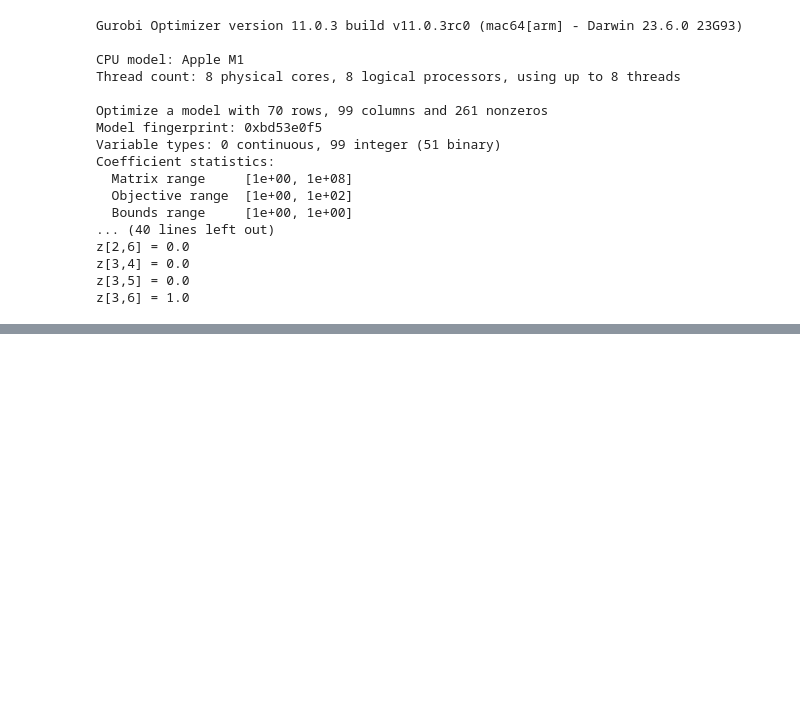
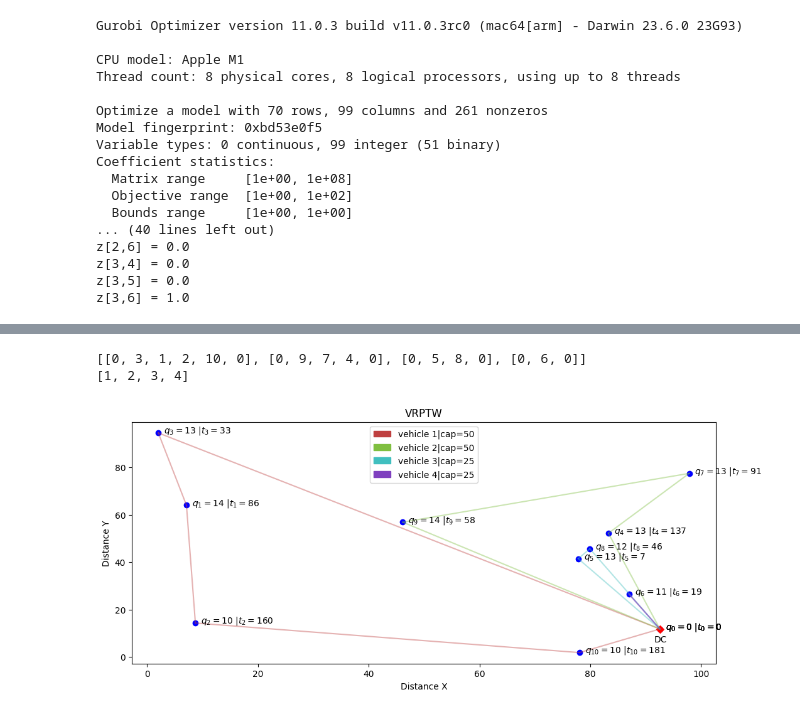
Before and after one commit to Moster2698/Discrete-Optimization, a Jupyter notebook: Project.ipynb, the cells around one changed output, grey strips where cells are left out. Saved outputs shown, nothing was run; the diff lists cells and outputs as text; code cells hidden in the pictures; blank space fills up the shorter version.

```diff
--- a/Project.ipynb
+++ b/Project.ipynb
@@ -518,0 +575,4 @@ z[3,6] = 1.0
+# %%
+# Model Arcs
+arc_var = [(i, j, k) for i in nodes for j in nodes for k in vehicles if i != j]
+arc_time = [(i, k) for i in nodes for k in vehicles]
@@ -518,0 +656,65 @@ z[3,6] = 1.0
+# %%
+route = [ ]
+truck = [ ]
+K = vehicles
+N = nodes
+for k in vehicles:
+    for i in nodes:
+        if i!=0 and x[0,i,k].x>0.9:
+            aux=[0,i]
+            while i!=0:
+                j=i
+                for h in nodes:
+                    if j!=h and x[j,h,k].x>0.9:
+                        aux.append(h)
+                        i=h
+            route.append(aux)
+            truck.append(k)
+print(route)
+print(truck)
+# %% [output]
+[[0, 3, 1, 2, 10, 0], [0, 9, 7, 4, 0], [0, 5, 8, 0], [0, 6, 0]]
+[1, 2, 3, 4]
+# %%
+time_acum = list()
+for n in range(len(route)):
+    for k in range(len(route[n])-1):
+        if k == 0:
+            aux=[0]
+        else:
+            i=route[n][k]
+            j=route[n][k+1]
+            t=time[i,j]+s[i]+aux[-1]
+            aux.append(t)
+    time_acum.append(aux)
+# %%
+import matplotlib.patches as mpatches
+from colour import Color
+
+plt.figure(figsize=(12,5))
+plt.scatter(X,Y,color='blue')
+
+plt.scatter(X[0],Y[0],color = 'red', marker = 'D')
+plt.annotate('DC',(X[0]-1,Y[0]-5.5))
+
+for r in range(len(route)):
+    route_color = Color(hue=r / len(route), saturation=0.5, luminance=0.5).hex
+    for n in range(len(route[r])-1):
+        i = route[r][n]
+        j = route[r][n+1]
+        plt.plot([X[i],X[j]],[Y[i],Y[j]], color = route_color, alpha=0.4)
+
+for r in range(len(time_acum)):
+    for n in range(len(time_acum[r])):
+        i = route[r][n]
+        plt.annotate('$q_{%d}=%d$ |$t_{%d}=%d$'%(i,q[i],i,time_acum[r][n]),(X[i]+1,Y[i]))
+
+patch = [mpatches.Patch(color=Color(hue=n / len(truck), saturation=0.5, luminance=0.5).hex,label='vehicle '+str(truck[n])+"|cap="+str(Q[truck[n]]))for n in range(len(truck))]
+plt.legend(handles=patch, loc='best')
+plt.xlabel('Distance X')
+plt.ylabel('Distance Y')
+plt.title('VRPTW')
+
+plt.show()
+# %% [output]
+[figure, added]
```
Also changed, not shown: parts of 8 cells of this notebook.
